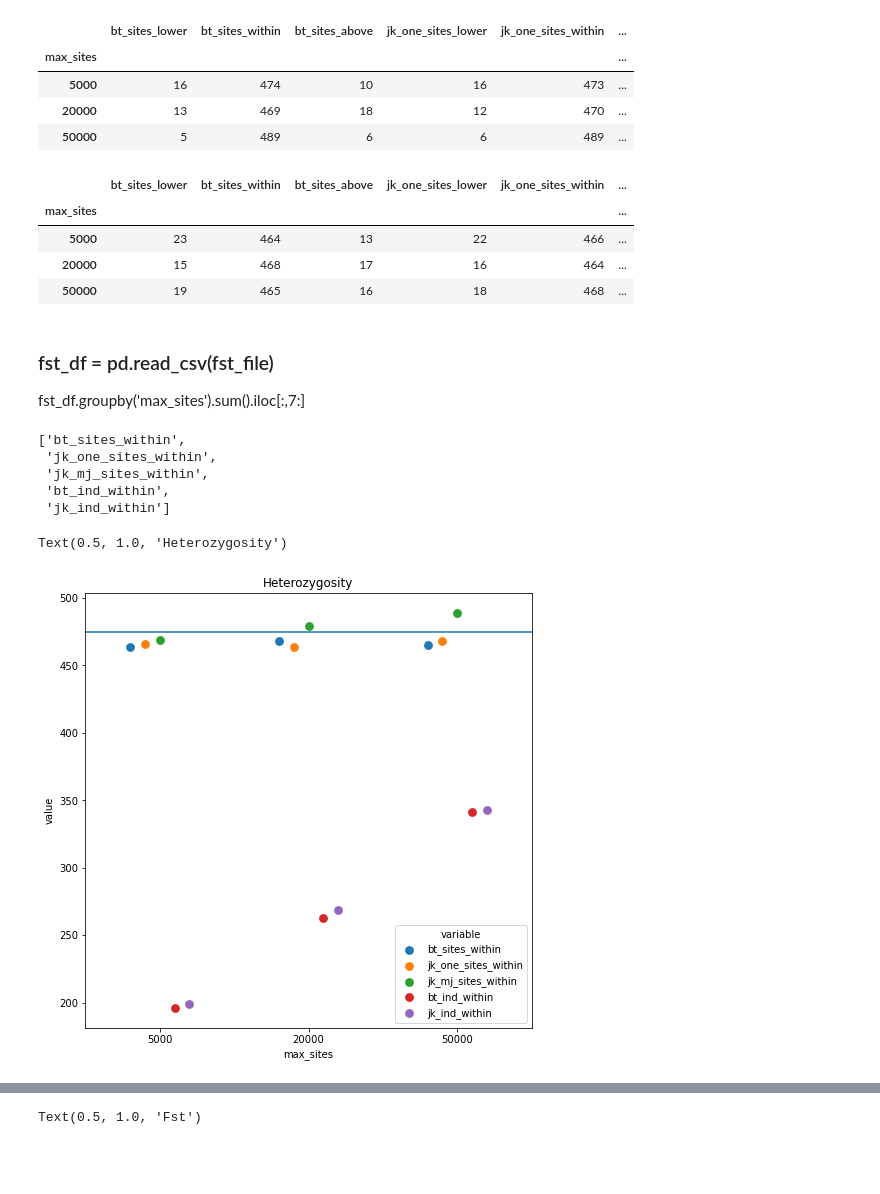
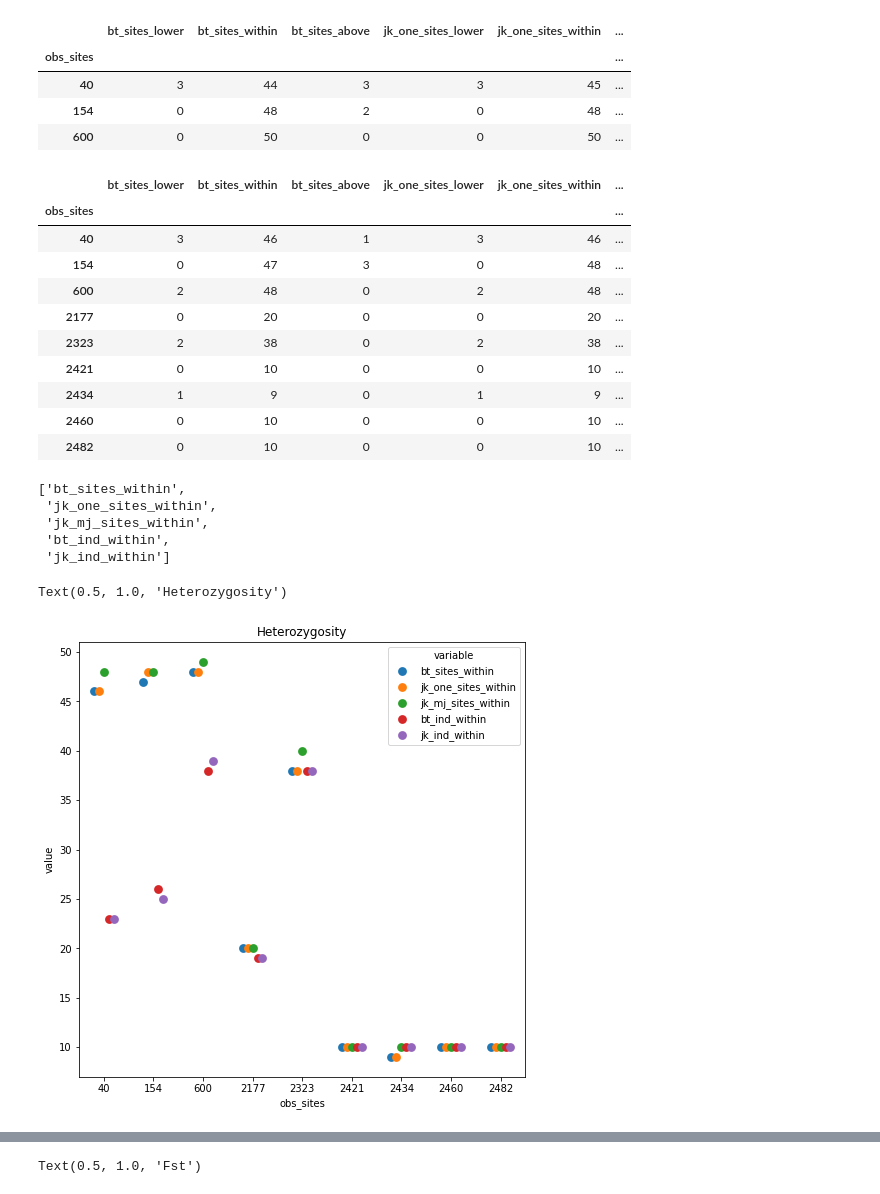
Before and after one commit to rwaples/resampling, a Jupyter notebook: notebooks/resample.sep29.ipynb, the cells around one changed output, grey strips where cells are left out. Cells and saved outputs as stored; diff of their text form; code cells hidden in the pictures; blank space fills up the shorter version.

```diff
--- a/notebooks/resample.sep29.ipynb
+++ b/notebooks/resample.sep29.ipynb
@@ -24,3 +11,11 @@ fst_file = '/home/kele/Documents/resampling/resampling/data/09291552_fst_0.csv'
+# %%
+# these files have:
+#    diploid_size = [100]
+#    seq_len = [1e8]
+
+
+div_file = "../data/1003185938_site_diversity.csv"
+het_file = "../data/1003185938_heterozygosity.csv"
 # %%
 pd.read_csv(div_file)
 # %% [output]
@@ -40,24 +40,27 @@ pd.read_csv(div_file)
 # %%
 div_df = pd.read_csv(div_file)
-div_df.groupby('max_sites').sum().iloc[:,7:]
+div_df.groupby('obs_sites').sum().iloc[:,11:]
 # %% [output]
 |  | bt_sites_lower | bt_sites_within | bt_sites_above | jk_one_sites_lower | jk_one_sites_within | ... |
-| max_sites |  |  |  |  |  | ... |
-| 5000 | 16 | 474 | 10 | 16 | 473 | ... |
-| 20000 | 13 | 469 | 18 | 12 | 470 | ... |
-| 50000 | 5 | 489 | 6 | 6 | 489 | ... |
+| obs_sites |  |  |  |  |  | ... |
+| 40 | 3 | 44 | 3 | 3 | 45 | ... |
+| 154 | 0 | 48 | 2 | 0 | 48 | ... |
+| 600 | 0 | 50 | 0 | 0 | 50 | ... |
 # %%
 het_df = pd.read_csv(het_file)
-het_df.groupby('max_sites').sum().iloc[:,7:]
+het_df.groupby('obs_sites').sum().iloc[:,11:]
 # %% [output]
 |  | bt_sites_lower | bt_sites_within | bt_sites_above | jk_one_sites_lower | jk_one_sites_within | ... |
-| max_sites |  |  |  |  |  | ... |
-| 5000 | 23 | 464 | 13 | 22 | 466 | ... |
-| 20000 | 15 | 468 | 17 | 16 | 464 | ... |
-| 50000 | 19 | 465 | 16 | 18 | 468 | ... |
+| obs_sites |  |  |  |  |  | ... |
+| 40 | 3 | 46 | 1 | 3 | 46 | ... |
+| 154 | 0 | 47 | 3 | 0 | 48 | ... |
+| 600 | 2 | 48 | 0 | 2 | 48 | ... |
+| 2177 | 0 | 20 | 0 | 0 | 20 | ... |
+| 2323 | 2 | 38 | 0 | 2 | 38 | ... |
+| 2421 | 0 | 10 | 0 | 0 | 10 | ... |
+| 2434 | 1 | 9 | 0 | 1 | 9 | ... |
+| 2460 | 0 | 10 | 0 | 0 | 10 | ... |
+| 2482 | 0 | 10 | 0 | 0 | 10 | ... |
-# %% [markdown]
-### fst_df = pd.read_csv(fst_file)
-fst_df.groupby('max_sites').sum().iloc[:,7:]
 # %%
 res_columns = [x for x in het_df.columns.tolist() if x.endswith('within')]
 res_columns
@@ -68,16 +71,16 @@ res_columns
  'bt_ind_within',
  'jk_ind_within']
 # %%
-temp = het_df.groupby('max_sites').sum()[res_columns]
+temp = het_df.groupby('obs_sites').sum()[res_columns]
 temp = temp.reset_index()
-temp = temp.melt(id_vars = ['max_sites'])
+temp = temp.melt(id_vars = ['obs_sites'])
 plt.subplots(figsize = (8,8))
-sns.pointplot(x="max_sites", y="value", hue="variable",
+sns.pointplot(x="obs_sites", y="value", hue="variable",
               data=temp, dodge=.4,
               join=False, )
-plt.axhline(y=95*5)
+#plt.axhline(y=95*5)
 plt.title('Heterozygosity')
 # %% [output]
 Text(0.5, 1.0, 'Heterozygosity')
-[figure, old version]
+[figure, new version]
 # %%
```
Also changed, not shown: parts of 4 cells of this notebook, 7 other files.
